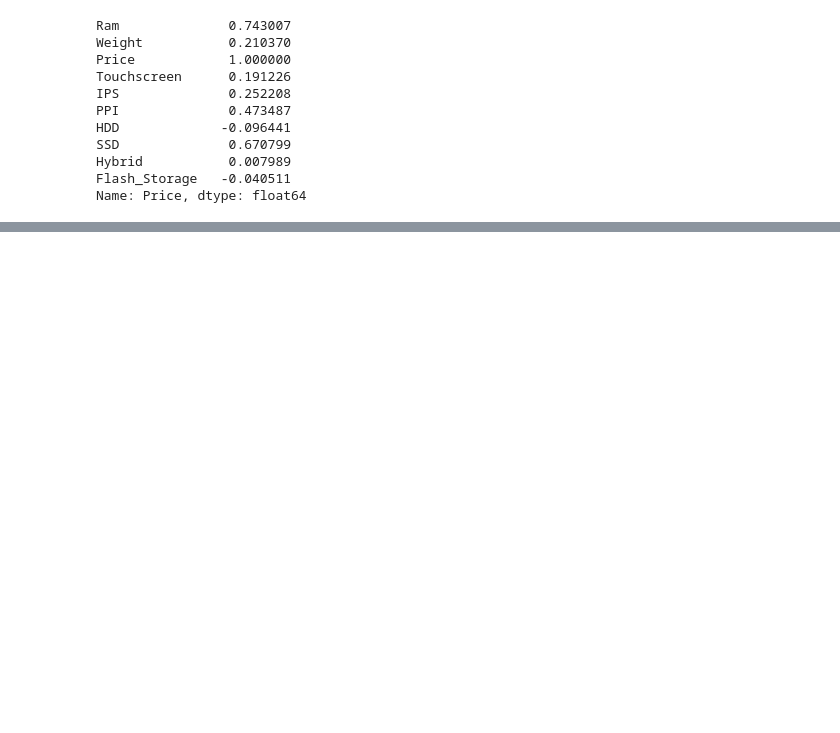
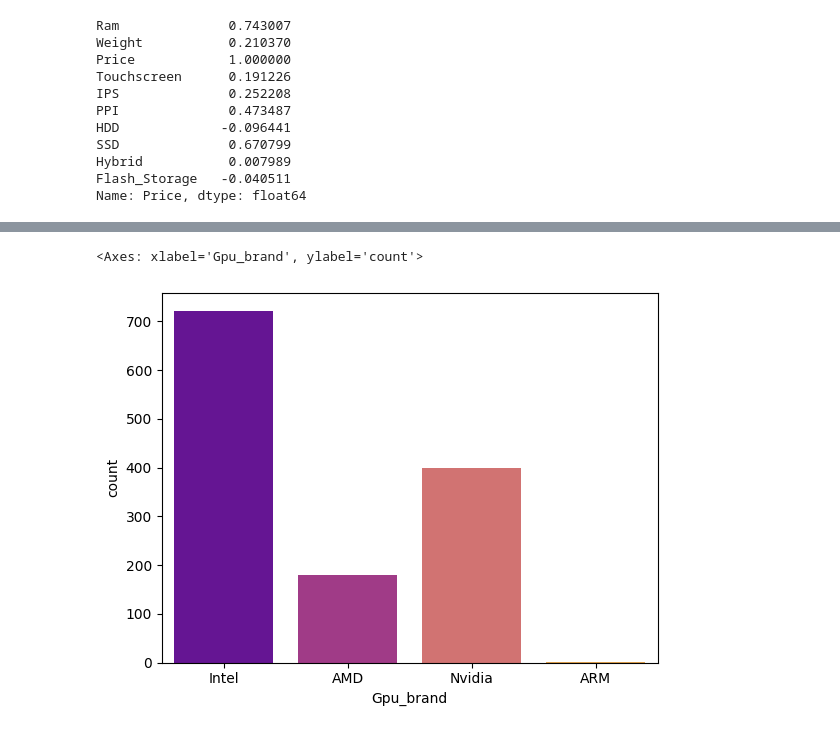
Before and after one commit to dikhaarianda/Laptop-Price-Predictor, a Jupyter notebook: PricePrediction-App.ipynb, the cells around one changed output, grey strips where cells are left out. Drawn from its saved outputs; the diff is of its cells as text; code cells hidden in the pictures; blank space fills up the shorter version.

```diff
--- a/PricePrediction-App.ipynb
+++ b/PricePrediction-App.ipynb
@@ -576,0 +604,6 @@ data.head()
+# %%
+data['Gpu_brand'] = data['Gpu'].apply(lambda x:x.split()[0])
+sns.countplot(x=data['Gpu_brand'], palette='plasma')
+# %% [output]
+<Axes: xlabel='Gpu_brand', ylabel='count'>
+[figure, added]
```
Also changed, not shown: parts of 24 cells of this notebook.
